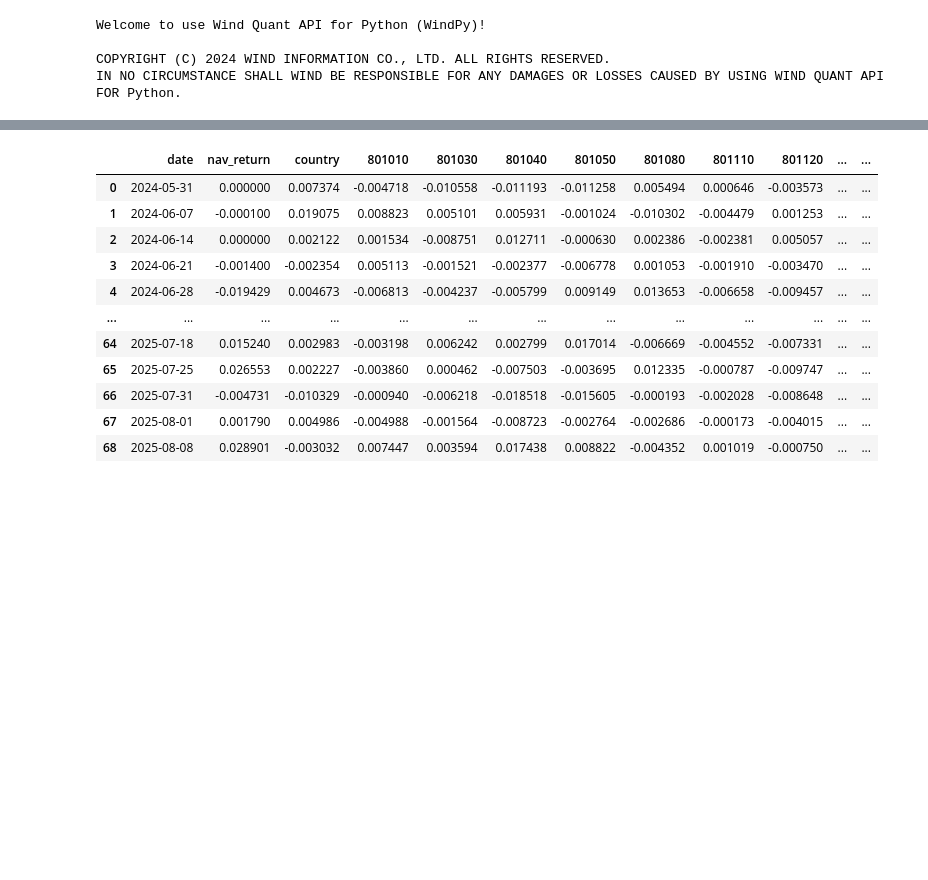
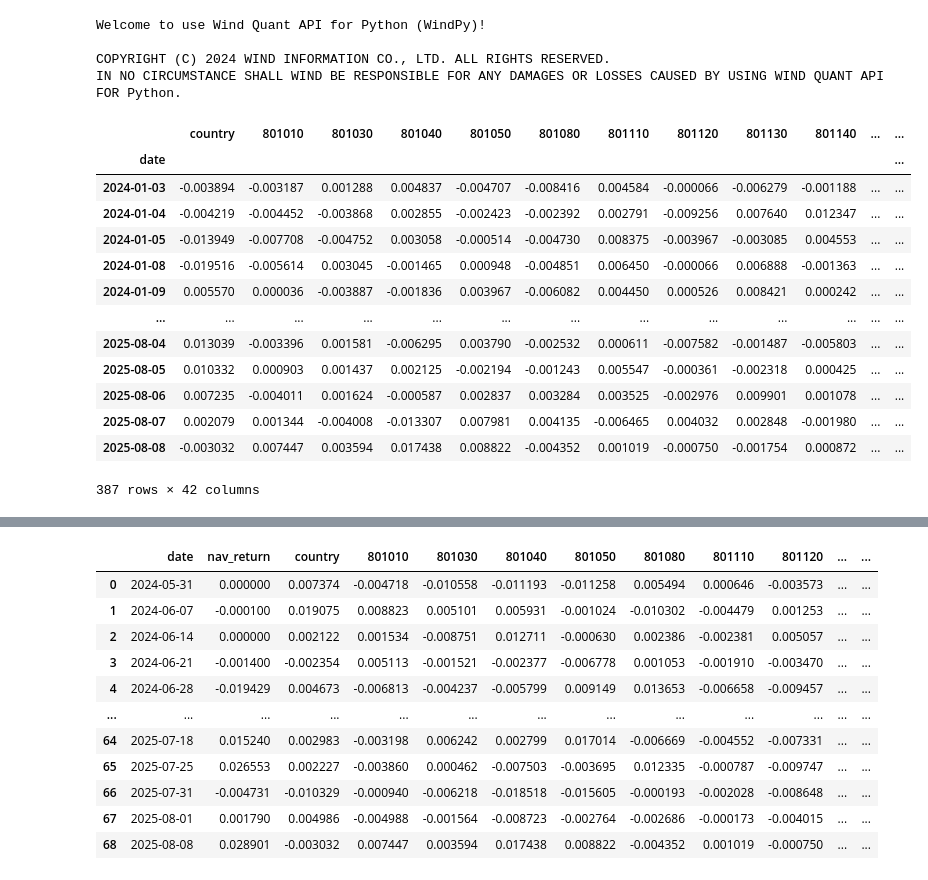
Before and after one commit to Slow-birds/Private_nav_research, a Jupyter notebook: test.ipynb, the cells around one changed output, grey strips where cells are left out. Saved outputs shown, nothing was run; the diff lists cells and outputs as text; code cells hidden in the pictures; blank space fills up the shorter version.

```diff
--- a/test.ipynb
+++ b/test.ipynb
@@ -52,2 +62,4 @@ IN NO CIRCUMSTANCE SHALL WIND BE RESPONSIBLE FOR ANY DAMAGES OR LOSSES CAUSED BY
 # %%
 factor_return = pd.read_excel("factor_return.xlsx")
+factor_return["date"] = pd.to_datetime(factor_return["date"])
+factor_return.set_index("date",inplace=True)
@@ -55,0 +66,17 @@ factor_return["date"] = pd.to_datetime(factor_return["date"])
+# %%
+factor_return
+# %% [output]
+|  | country | 801010 | 801030 | 801040 | 801050 | 801080 | 801110 | 801120 | 801130 | 801140 | ... | ... |
+| date |  |  |  |  |  |  |  |  |  |  |  | ... |
+| 2024-01-03 | -0.003894 | -0.003187 | 0.001288 | 0.004837 | -0.004707 | -0.008416 | 0.004584 | -0.000066 | -0.006279 | -0.001188 | ... | ... |
+| 2024-01-04 | -0.004219 | -0.004452 | -0.003868 | 0.002855 | -0.002423 | -0.002392 | 0.002791 | -0.009256 | 0.007640 | 0.012347 | ... | ... |
+| 2024-01-05 | -0.013949 | -0.007708 | -0.004752 | 0.003058 | -0.000514 | -0.004730 | 0.008375 | -0.003967 | -0.003085 | 0.004553 | ... | ... |
+| 2024-01-08 | -0.019516 | -0.005614 | 0.003045 | -0.001465 | 0.000948 | -0.004851 | 0.006450 | -0.000066 | 0.006888 | -0.001363 | ... | ... |
+| 2024-01-09 | 0.005570 | 0.000036 | -0.003887 | -0.001836 | 0.003967 | -0.006082 | 0.004450 | 0.000526 | 0.008421 | 0.000242 | ... | ... |
+| ... | ... | ... | ... | ... | ... | ... | ... | ... | ... | ... | ... | ... |
+| 2025-08-04 | 0.013039 | -0.003396 | 0.001581 | -0.006295 | 0.003790 | -0.002532 | 0.000611 | -0.007582 | -0.001487 | -0.005803 | ... | ... |
+| 2025-08-05 | 0.010332 | 0.000903 | 0.001437 | 0.002125 | -0.002194 | -0.001243 | 0.005547 | -0.000361 | -0.002318 | 0.000425 | ... | ... |
+| 2025-08-06 | 0.007235 | -0.004011 | 0.001624 | -0.000587 | 0.002837 | 0.003284 | 0.003525 | -0.002976 | 0.009901 | 0.001078 | ... | ... |
+| 2025-08-07 | 0.002079 | 0.001344 | -0.004008 | -0.013307 | 0.007981 | 0.004135 | -0.006465 | 0.004032 | 0.002848 | -0.001980 | ... | ... |
+| 2025-08-08 | -0.003032 | 0.007447 | 0.003594 | 0.017438 | 0.008822 | -0.004352 | 0.001019 | -0.000750 | -0.001754 | 0.000872 | ... | ... |
+387 rows × 42 columns
```
Also changed, not shown: parts of 14 cells of this notebook, 1 other file.
